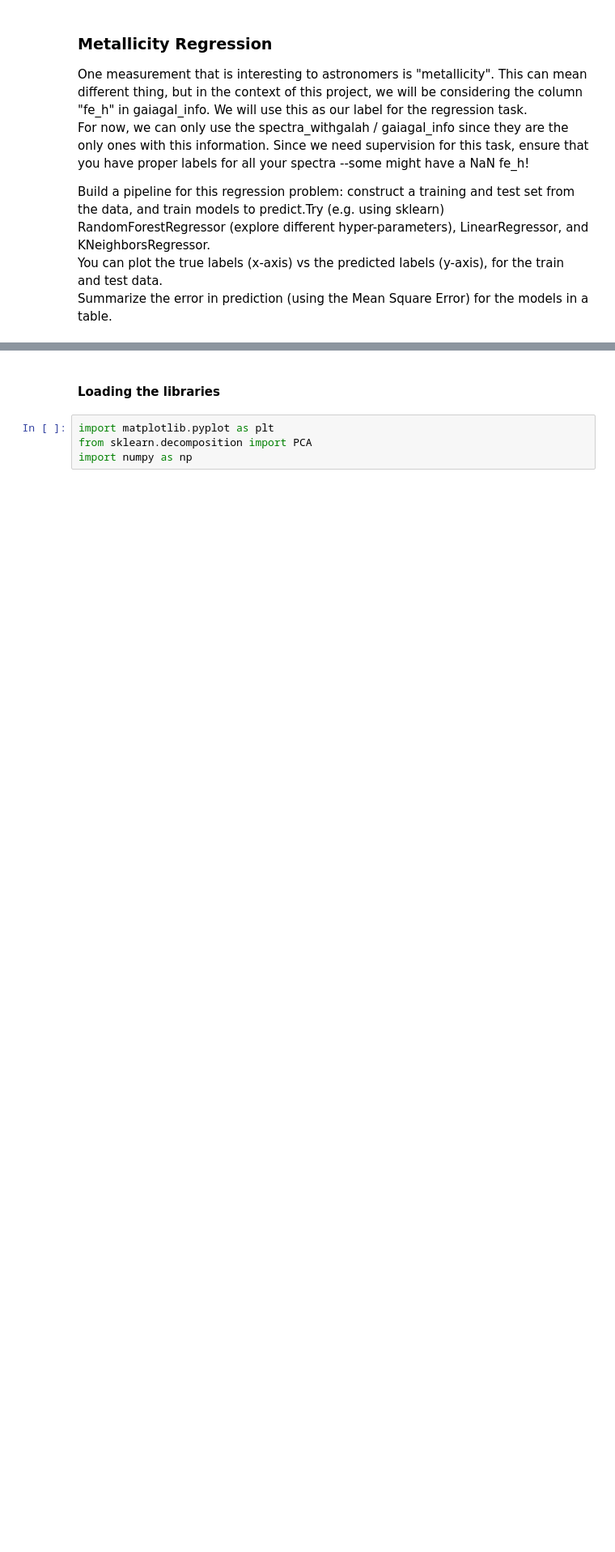
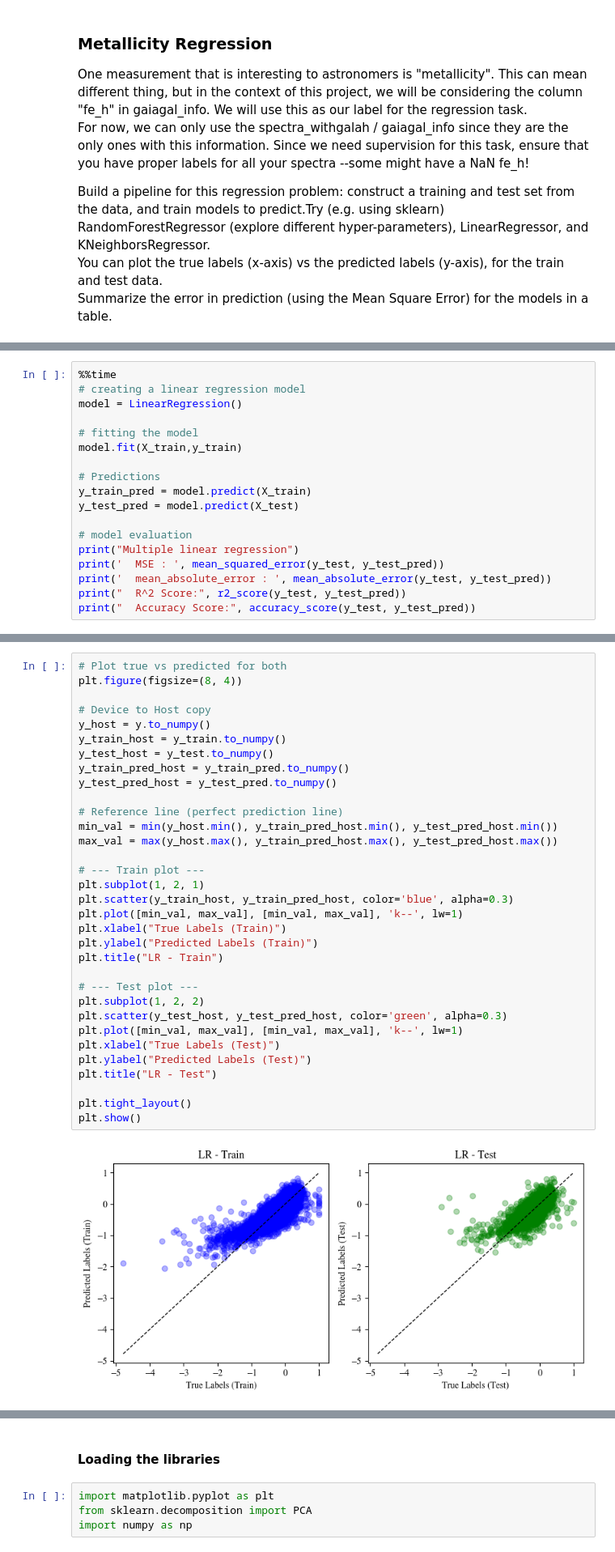
Before and after one commit to JackBlueBird/MHPC.ML.Group.Project.Team.2, a Jupyter notebook: Project2.ipynb, the cells around one changed output, grey strips where cells are left out. Shown at 81% size. Cells and saved outputs as stored; diff of their text form; blank space fills up the shorter version.

Commit message:
implement regression and classification algorithm

```diff
--- a/Project2.ipynb
+++ b/Project2.ipynb
@@ -126,0 +287,18 @@ Summarize the error in prediction (using the Mean Square Error) for the models i
+# %%
+%%time
+# creating a linear regression model
+model = LinearRegression()
+
+# fitting the model
+model.fit(X_train,y_train)
+
+# Predictions
+y_train_pred = model.predict(X_train)
+y_test_pred = model.predict(X_test)
+
+# model evaluation
+print("Multiple linear regression")
+print('  MSE : ', mean_squared_error(y_test, y_test_pred))
+print('  mean_absolute_error : ', mean_absolute_error(y_test, y_test_pred))
+print("  R^2 Score:", r2_score(y_test, y_test_pred))
+print("  Accuracy Score:", accuracy_score(y_test, y_test_pred))
@@ -126,0 +313,35 @@ Summarize the error in prediction (using the Mean Square Error) for the models i
+# %%
+# Plot true vs predicted for both
+plt.figure(figsize=(8, 4))
+
+# Device to Host copy
+y_host = y.to_numpy()
+y_train_host = y_train.to_numpy()
+y_test_host = y_test.to_numpy()
+y_train_pred_host = y_train_pred.to_numpy()
+y_test_pred_host = y_test_pred.to_numpy()
+
+# Reference line (perfect prediction line)
+min_val = min(y_host.min(), y_train_pred_host.min(), y_test_pred_host.min())
+max_val = max(y_host.max(), y_train_pred_host.max(), y_test_pred_host.max())
+
+# --- Train plot ---
+plt.subplot(1, 2, 1)
+plt.scatter(y_train_host, y_train_pred_host, color='blue', alpha=0.3)
+plt.plot([min_val, max_val], [min_val, max_val], 'k--', lw=1)
+plt.xlabel("True Labels (Train)")
+plt.ylabel("Predicted Labels (Train)")
+plt.title("LR - Train")
+
+# --- Test plot ---
+plt.subplot(1, 2, 2)
+plt.scatter(y_test_host, y_test_pred_host, color='green', alpha=0.3)
+plt.plot([min_val, max_val], [min_val, max_val], 'k--', lw=1)
+plt.xlabel("True Labels (Test)")
+plt.ylabel("Predicted Labels (Test)")
+plt.title("LR - Test")
+
+plt.tight_layout()
+plt.show()
+# %% [output]
+[figure, added]
```
Also changed, not shown: parts of 49 cells of this notebook, 1 other file.
